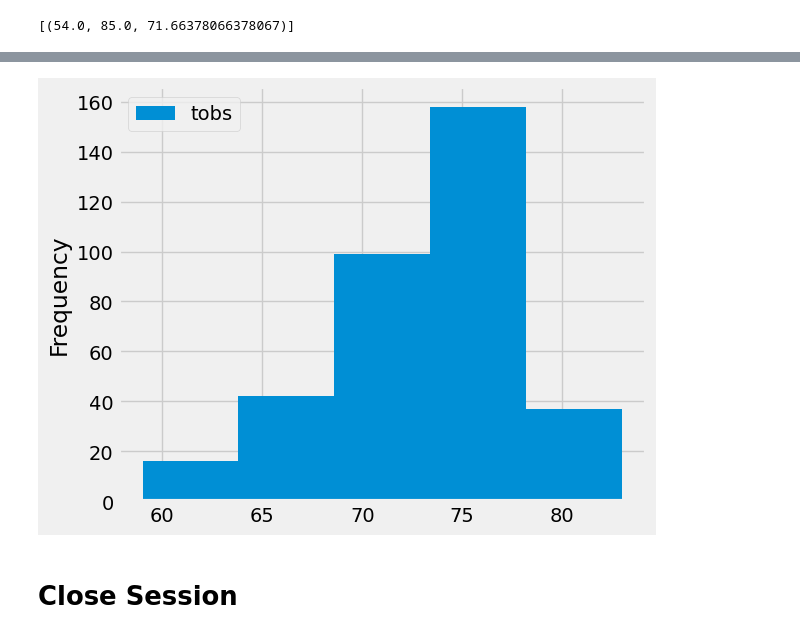
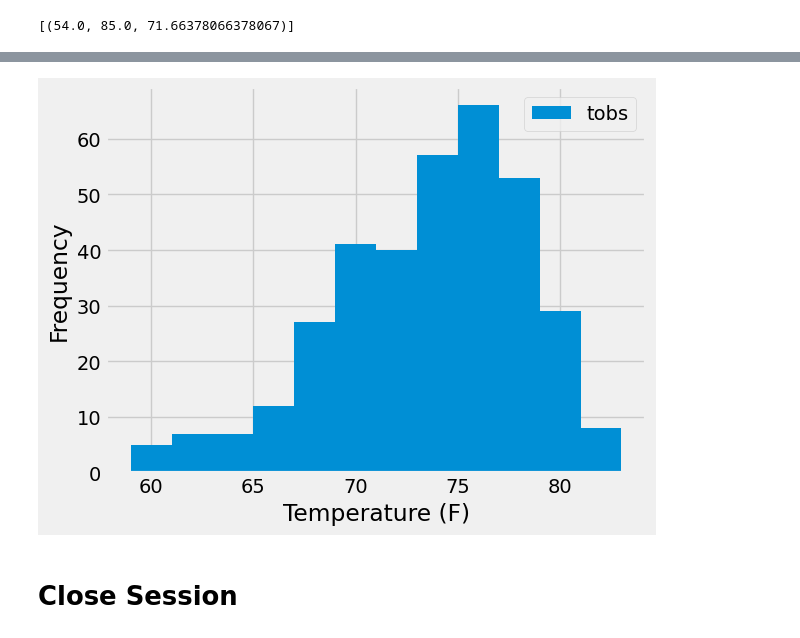
Before and after one commit to zachrehfuss/sqlAlchemy-Challenge, a Jupyter notebook: climate_starter.ipynb, the cells around one changed output, grey strips where cells are left out. Saved outputs shown, nothing was run; the diff lists cells and outputs as text; code cells hidden in the pictures.

```diff
--- a/climate_starter.ipynb
+++ b/climate_starter.ipynb
@@ -156,19 +176,20 @@ active_station_average
 # %%
 # Using the most active station id
 #Query the last 12 months of temperature observation data for this station and plot the results as a histogram
 yearly_temp = []
 yearly_temp = session.query(Measurement.date, Measurement.tobs).\
     filter((Measurement.date >= '2016-08-23') & (Measurement.station == 'USC00519281')).all()
 
 # Save the query results as a Pandas DataFrame
 temp_df = pd.DataFrame(yearly_temp, columns=['Date', 'tobs'])
 
 
 # Use Pandas Plotting with Matplotlib to plot the data
-temp_df.plot.hist(by=None, bins=5)
+temp_df.plot.hist(by=None, bins=12)
 
 #Display Graph
+plt.xlabel('Temperature (F)')
 plt.tight_layout()
 plt.show()
 # %% [output]
-[figure, old version]
+[figure, new version]
```
Also changed, not shown: parts of 5 cells of this notebook.
